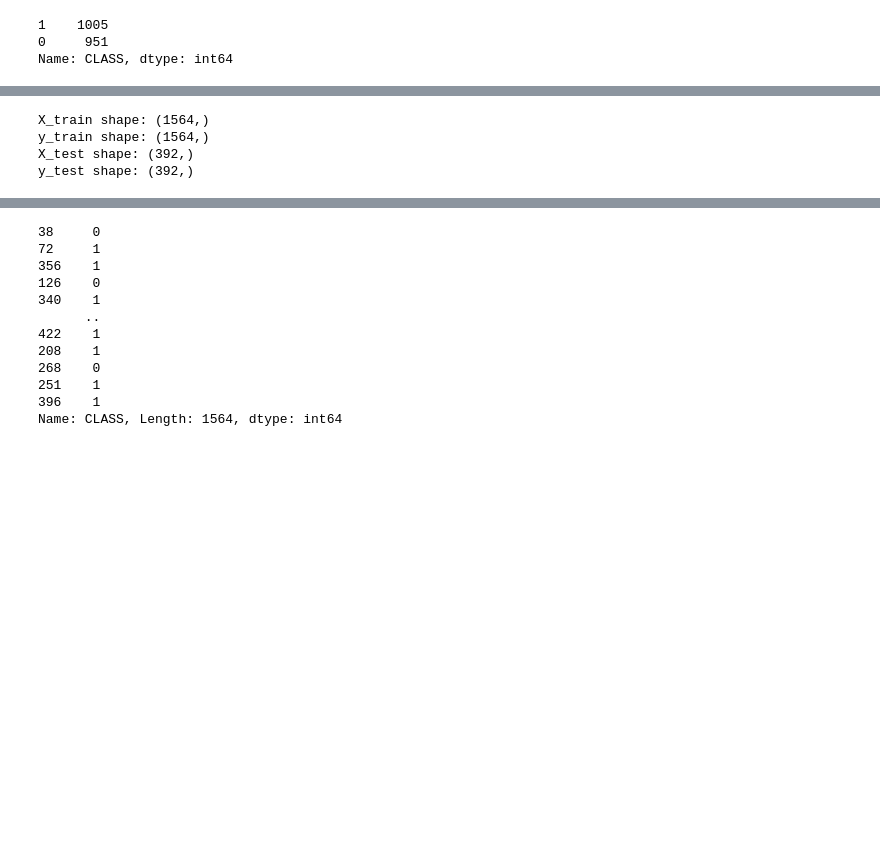
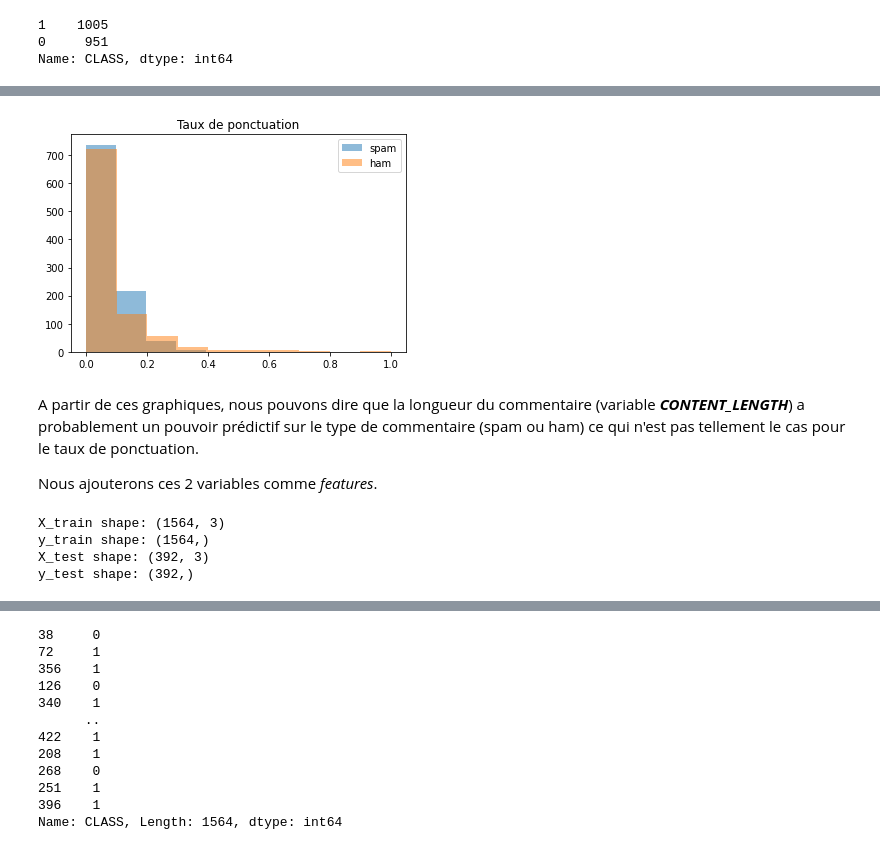
Before and after one commit to JosueAfouda/TUTORIALS, a Jupyter notebook: YouTube_comments_Classification.ipynb, the cells around one changed output, grey strips where cells are left out. Cells and saved outputs as stored; diff of their text form; code cells hidden in the pictures; blank space fills up the shorter version.

```diff
--- a/YouTube_comments_Classification.ipynb
+++ b/YouTube_comments_Classification.ipynb
@@ -116,9 +175,21 @@ Name: CLASS, dtype: int64
+# %%
+plt.hist(df[df['CLASS']== 1]['PUNCTUATION_RATE'], alpha=0.5, label='spam')
+plt.hist(df[df['CLASS']== 0]['PUNCTUATION_RATE'], alpha=0.5, label='ham')
+plt.legend(loc='upper right')
+plt.title('Taux de ponctuation')
+plt.show()
+# %% [output]
+[figure, added]
+# %% [markdown]
+A partir de ces graphiques, nous pouvons dire que la longueur du commentaire (variable ***CONTENT_LENGTH***) a probablement un pouvoir prédictif sur le type de commentaire (spam ou ham) ce qui n'est pas tellement le cas pour le taux de ponctuation.
+
+Nous ajouterons ces 2 variables comme *features*.
 # %%
 # Données d'entraînement et de test
 from sklearn.model_selection import train_test_split
 seed = 123
 X_train, X_test, y_train, y_test = train_test_split(
-    df['CONTENT'],
+    df[['CONTENT', 'CONTENT_LENGHT', 'PUNCTUATION_RATE']],
     df['CLASS'],
     test_size = 0.2,
     random_state = seed
@@ -129,9 +200,9 @@ print("y_train shape:", y_train.shape)
 print("X_test shape:", X_test.shape)
 print("y_test shape:", y_test.shape)
 # %% [output]
-X_train shape: (1564,)
+X_train shape: (1564, 3)
 y_train shape: (1564,)
-X_test shape: (392,)
+X_test shape: (392, 3)
 y_test shape: (392,)
 # %%
 X_train
```
Also changed, not shown: parts of 27 cells of this notebook.
